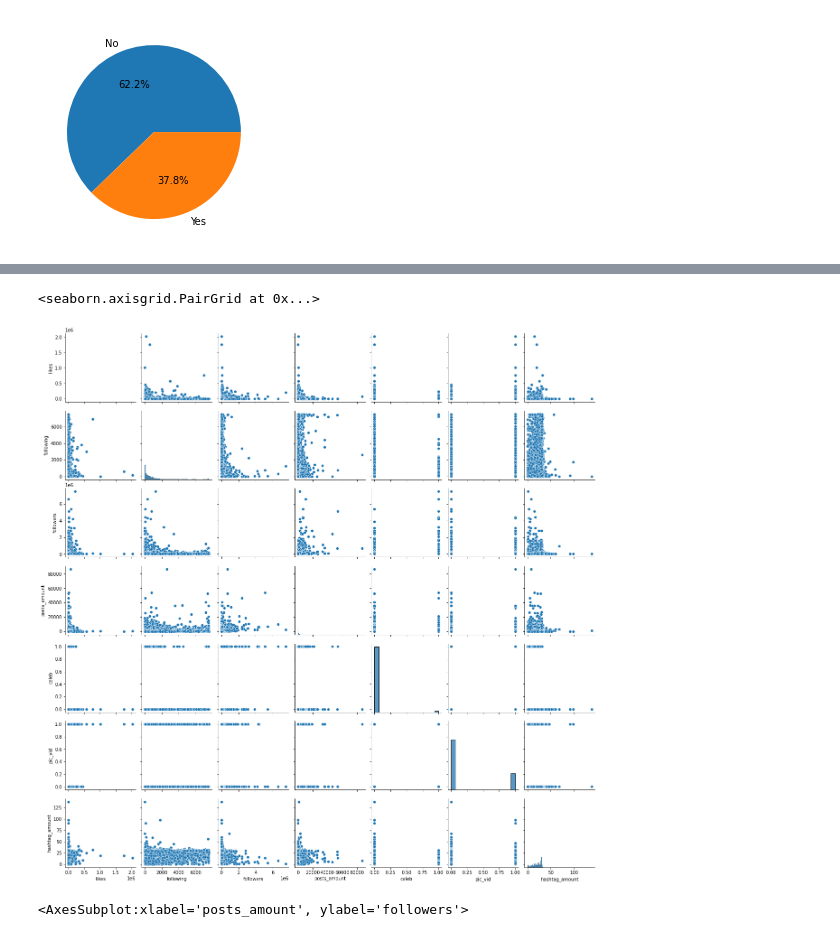
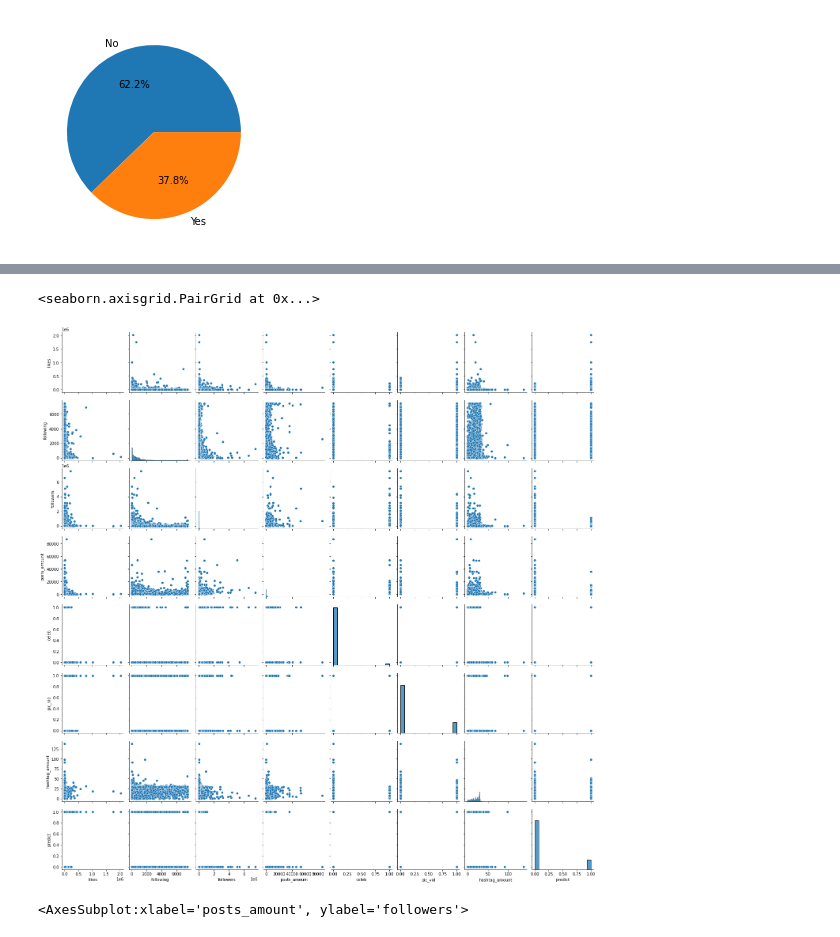
Before and after one commit to OrenPin/Instagram-Prediction---Data-Analysis, a Jupyter notebook: PostAnalysis.ipynb, the cells around one changed output, grey strips where cells are left out. Drawn from its saved outputs; the diff is of its cells as text; code cells hidden in the pictures.

```diff
--- a/PostAnalysis.ipynb
+++ b/PostAnalysis.ipynb
@@ -215,8 +226,8 @@ memory usage: 530.6 KB
-# %%
-sns.pairplot(df_dup_numeric)
-# %% [output]
-<seaborn.axisgrid.PairGrid at 0x...>
-[figure, removed]
+# %%
+sns.pairplot(df[['likes','following','followers','posts_amount','celeb','pic_vid','content_amount','predict']])
+# %% [output]
+<seaborn.axisgrid.PairGrid at 0x...>
+[figure, added]
 # %%
 sns.scatterplot(data=df_dup_numeric, x="posts_amount", y="followers")
 # %% [output]
```
Also changed, not shown: parts of 34 cells of this notebook.
